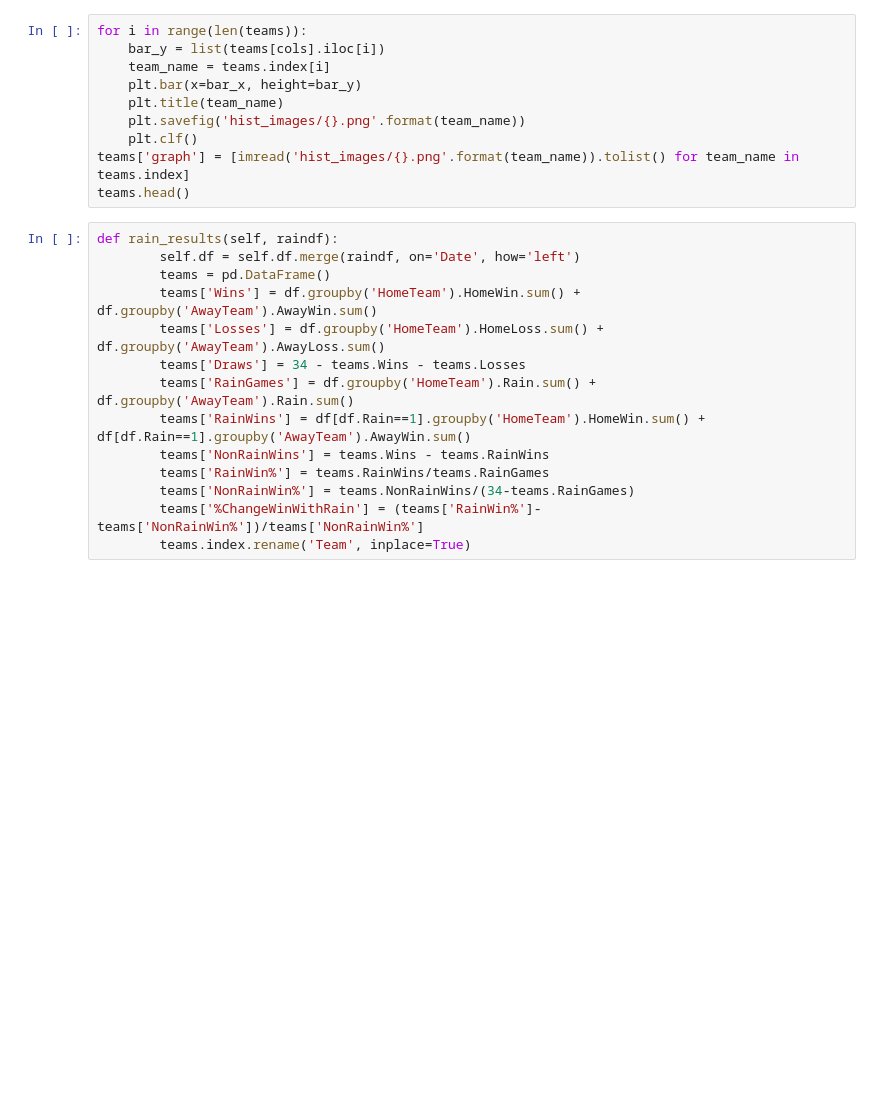
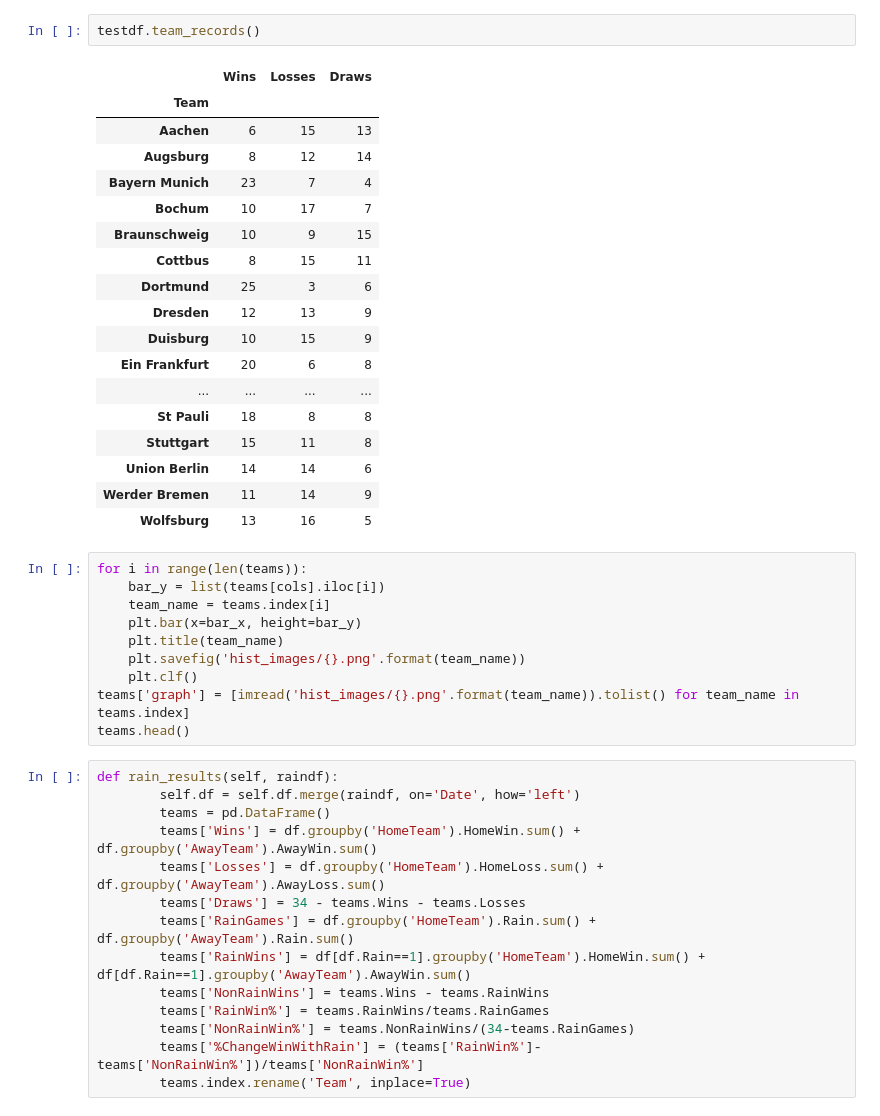
Before and after one commit to zapatos24/Mod-2-Summative-Lab, a Jupyter notebook: Classes_API_Statistics_Graphs.ipynb, the cells around one changed output. Saved outputs shown, nothing was run; the diff lists cells and outputs as text; blank space fills up the shorter version.

```diff
--- a/Classes_API_Statistics_Graphs.ipynb
+++ b/Classes_API_Statistics_Graphs.ipynb
@@ -127,3 +161,24 @@ class win_loss_record:
+# %%
+testdf.team_records()
+# %% [output]
+|  | Wins | Losses | Draws |
+| Team |  |  |  |
+| Aachen | 6 | 15 | 13 |
+| Augsburg | 8 | 12 | 14 |
+| Bayern Munich | 23 | 7 | 4 |
+| Bochum | 10 | 17 | 7 |
+| Braunschweig | 10 | 9 | 15 |
+| Cottbus | 8 | 15 | 11 |
+| Dortmund | 25 | 3 | 6 |
+| Dresden | 12 | 13 | 9 |
+| Duisburg | 10 | 15 | 9 |
+| Ein Frankfurt | 20 | 6 | 8 |
+| ... | ... | ... | ... |
+| St Pauli | 18 | 8 | 8 |
+| Stuttgart | 15 | 11 | 8 |
+| Union Berlin | 14 | 14 | 6 |
+| Werder Bremen | 11 | 14 | 9 |
+| Wolfsburg | 13 | 16 | 5 |
 # %%
 for i in range(len(teams)):
     bar_y = list(teams[cols].iloc[i])
```
Also changed, not shown: parts of 6 cells of this notebook, 1 other file.
